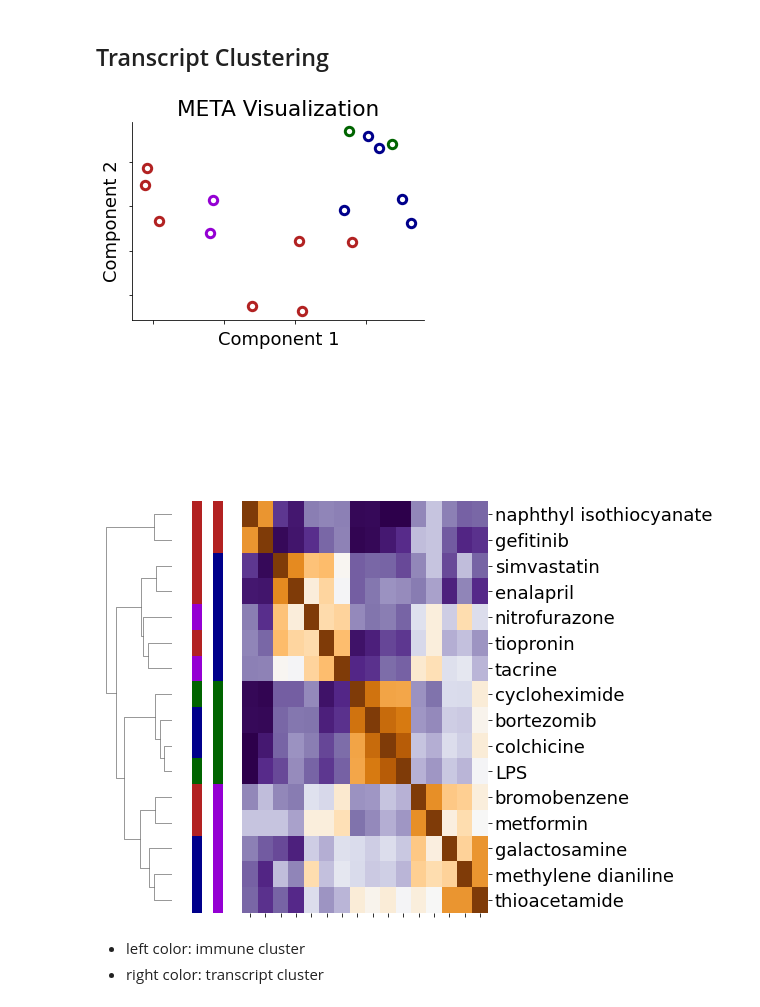
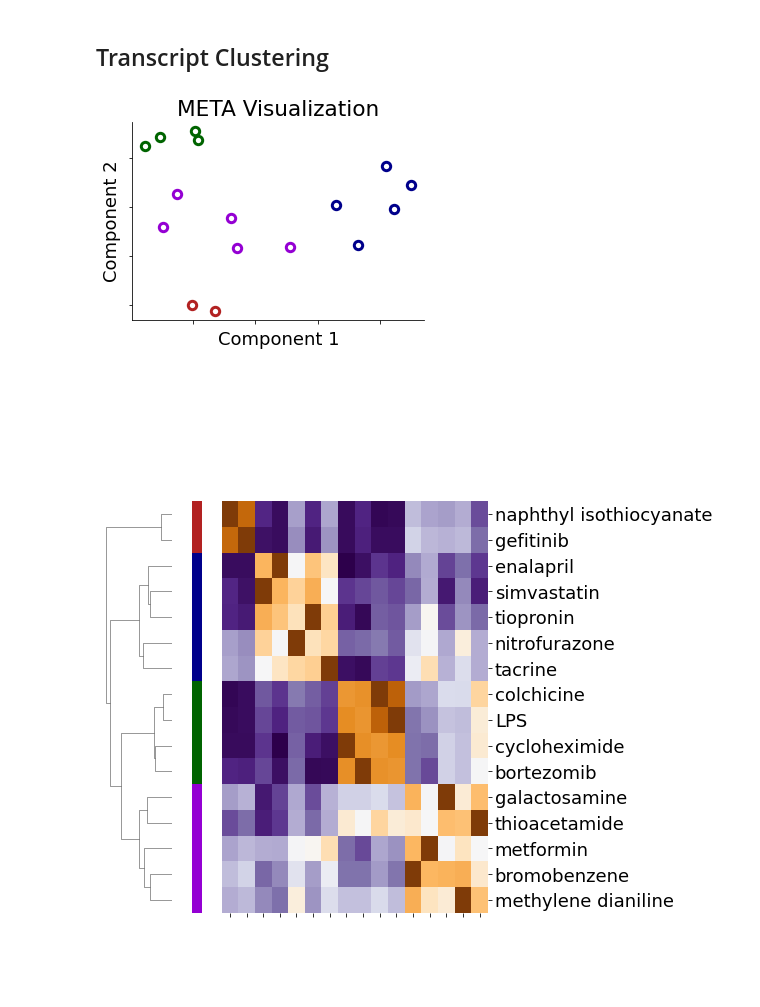
Before and after one commit to mizuno-group/RatDeconvolution, a Jupyter notebook: code/3_clustering.ipynb, the cells around one changed output. Saved outputs shown, nothing was run; the diff lists cells and outputs as text; code cells hidden in the pictures; blank space fills up the shorter version.

Commit message:
[230904morita] minor revision: figure 4C 4D color

```diff
--- a/code/3_clustering.ipynb
+++ b/code/3_clustering.ipynb
@@ -250,8 +250,8 @@ def plot_meta(df_time, meta_visualization, lst_cluster, figname=None):
     plt.gca().yaxis.set_ticks_position('left')
     plt.gca().xaxis.set_ticks_position('bottom')
     plt.tight_layout()
-    #if figname:
-        #plt.savefig(figname, dpi=300)
+    if figname:
+        plt.savefig(figname, dpi=300)
     plt.show()
 
 def plot_cluster(df_time, meta_distances, lst_cluster, col, row_colors=None, figname=None):
@@ -269,14 +269,12 @@ def plot_cluster(df_time, meta_distances, lst_cluster, col, row_colors=None, fig
         row_colors=row_colors,
         cbar_pos=None,
         cmap="PuOr",
-        #,
-        #,
         )
     ax = plt_cluster.ax_heatmap
     ax.set_xticklabels([])
     plt.tight_layout()
-    #if figname:
-        #plt.savefig(figname, dpi=300)
+    if figname:
+        plt.savefig(figname, dpi=300)
     plt.show()
 # %%
 target_compounds=[
@@ -335,33 +346,13 @@ meta_visualization, meta_distances = meta_viz_calc(df_time)
 # %%
 plot_meta(df_time, meta_visualization, lst_cluster, figname=f"{root}/figures/fig4c.png")
 # %% [output]
-[figure, old version]
+[figure, new version]
 # %%
-clusters = [
-    ["naphthyl isothiocyanate","gefitinib",],
-    ["simvastatin","enalapril","nitrofurazone","tiopronin","tacrine",],
-    ["cycloheximide","bortezomib","colchicine","LPS",],
-    ["bromobenzene","metformin","galactosamine","methylene dianiline","thioacetamide",],
-]
-col=[
-    "naphthyl isothiocyanate","gefitinib",
-    "simvastatin","enalapril","nitrofurazone","tiopronin","tacrine",
-    "cycloheximide","bortezomib","colchicine","LPS",
-    "bromobenzene","metformin","galactosamine","methylene dianiline","thioacetamide",
-    ]
 color_cluster=["firebrick", "darkblue", "darkgreen", "darkviolet"]
 lst_cluster_t = dict()
 for i, c in enumerate(clusters):
     for v in c:
         lst_cluster_t[v]=i
-row_colors =[
-    [color_cluster[i] for i in lst_cluster],
-    ["white"]*16,
-    [color_cluster[lst_cluster_t.get(i)] for i in df_time.index.tolist()]
-    ]
-plot_cluster(df_time, meta_distances, lst_cluster, col, row_colors=row_colors, figname=f"{root}/figures/fig4d.png")
+plot_cluster(df_time, meta_distances, lst_cluster, col, figname=f"{root}/figures/fig4d.png")
 # %% [output]
-[figure, old version]
+[figure, new version]
-# %% [markdown]
-* left color: immune cluster
-* right color: transcript cluster
```
Also changed, not shown: parts of 1 cell of this notebook.
